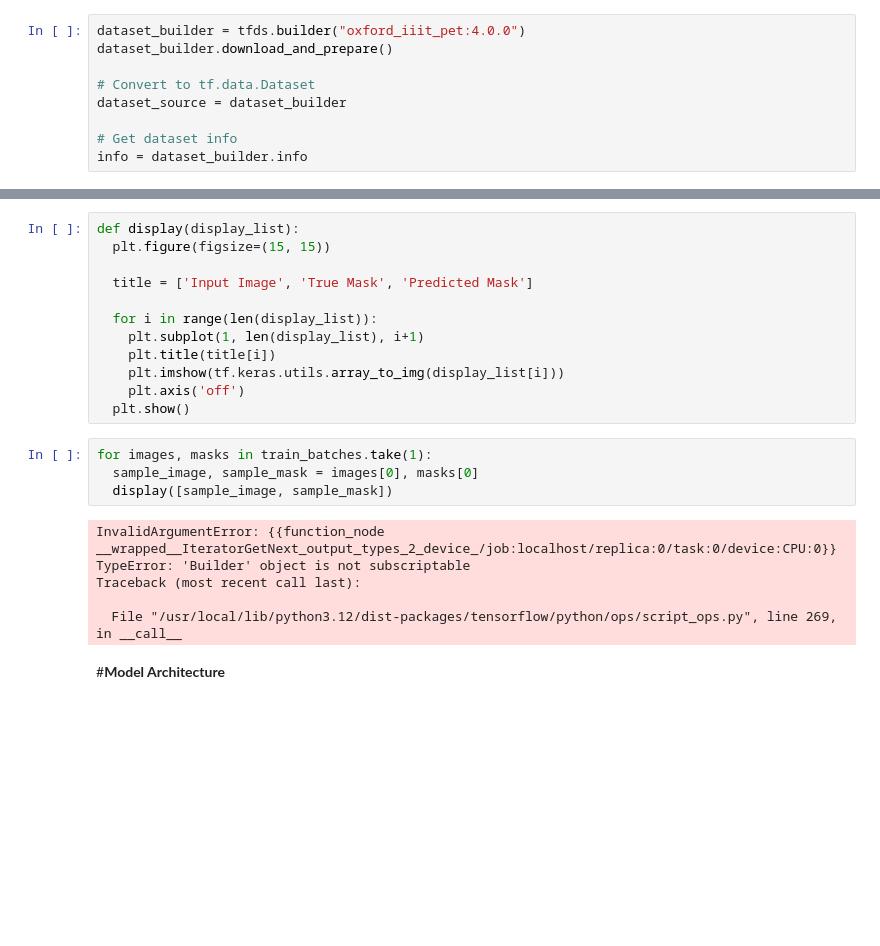
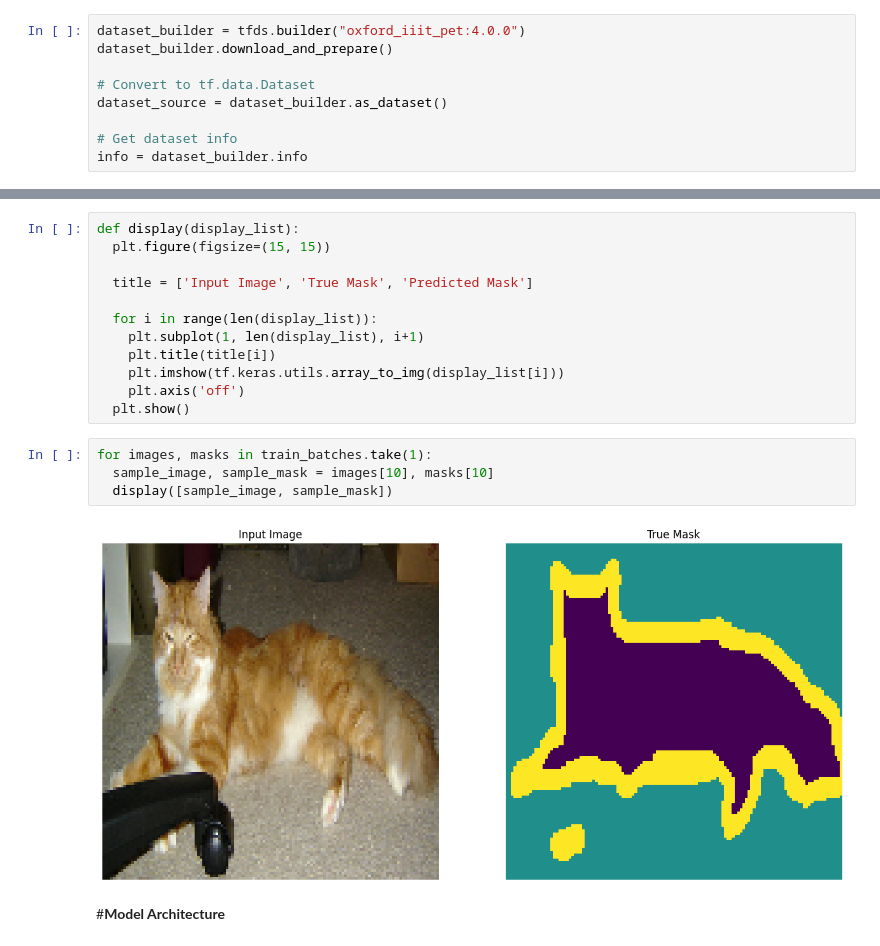
Before and after one commit to shahrozhanif/Pet-Image-Segmentation, a Jupyter notebook: Image Segmentation.ipynb, the cells around one changed output, grey strips where cells are left out. Saved outputs shown, nothing was run; the diff lists cells and outputs as text; blank space fills up the shorter version.

```diff
--- a/Image Segmentation.ipynb
+++ b/Image Segmentation.ipynb
@@ -10,7 +10,7 @@ dataset_builder = tfds.builder("oxford_iiit_pet:4.0.0")
 dataset_builder.download_and_prepare()
 
 # Convert to tf.data.Dataset
-dataset_source = dataset_builder
+dataset_source = dataset_builder.as_dataset()
 
 # Get dataset info
 info = dataset_builder.info
@@ -97,13 +97,10 @@ def display(display_list):
   plt.show()
 # %%
 for images, masks in train_batches.take(1):
-  sample_image, sample_mask = images[0], masks[0]
+  sample_image, sample_mask = images[10], masks[10]
   display([sample_image, sample_mask])
 # %% [output]
-InvalidArgumentError: {{function_node __wrapped__IteratorGetNext_output_types_2_device_/job:localhost/replica:0/task:0/device:CPU:0}} TypeError: 'Builder' object is not subscriptable
-Traceback (most recent call last):
-
-  File "/usr/local/lib/python3.12/dist-packages/tensorflow/python/ops/script_ops.py", line 269, in __call__
+[figure, added]
 # %% [markdown]
 #**Model Architecture**
 # %%
```
